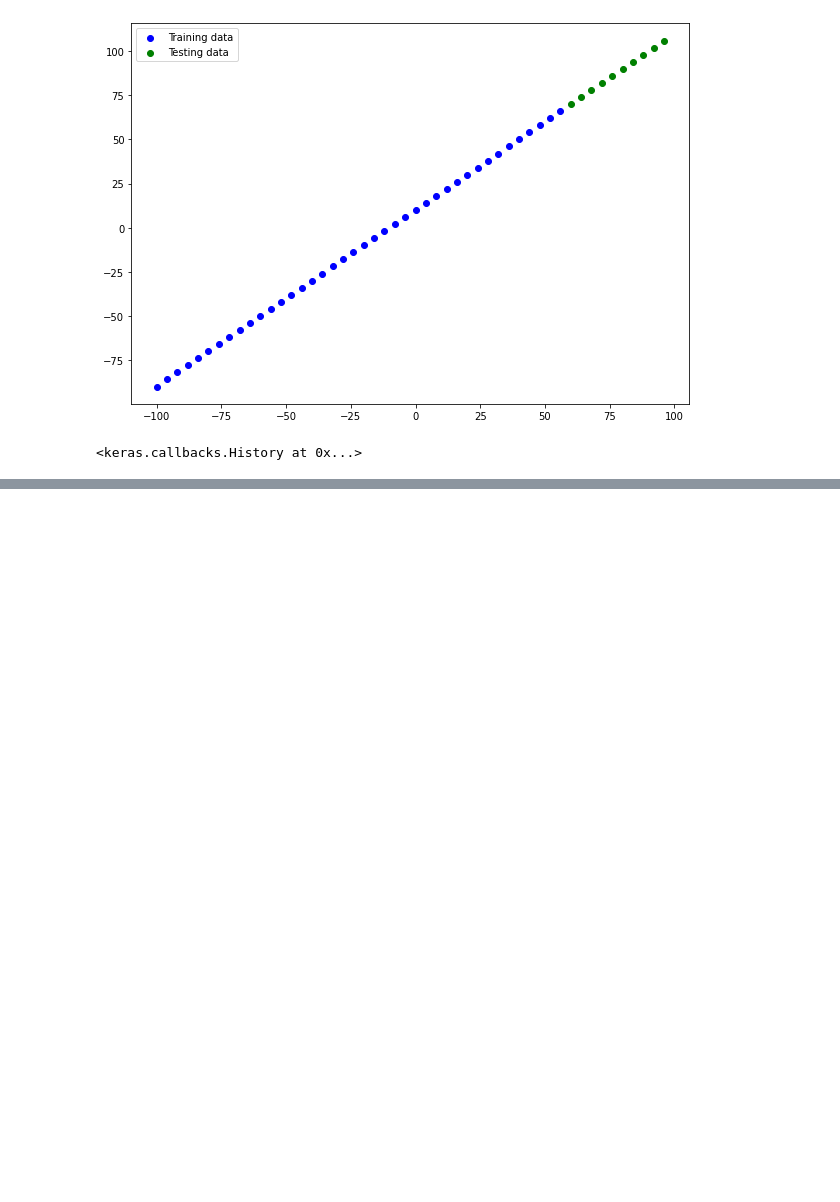
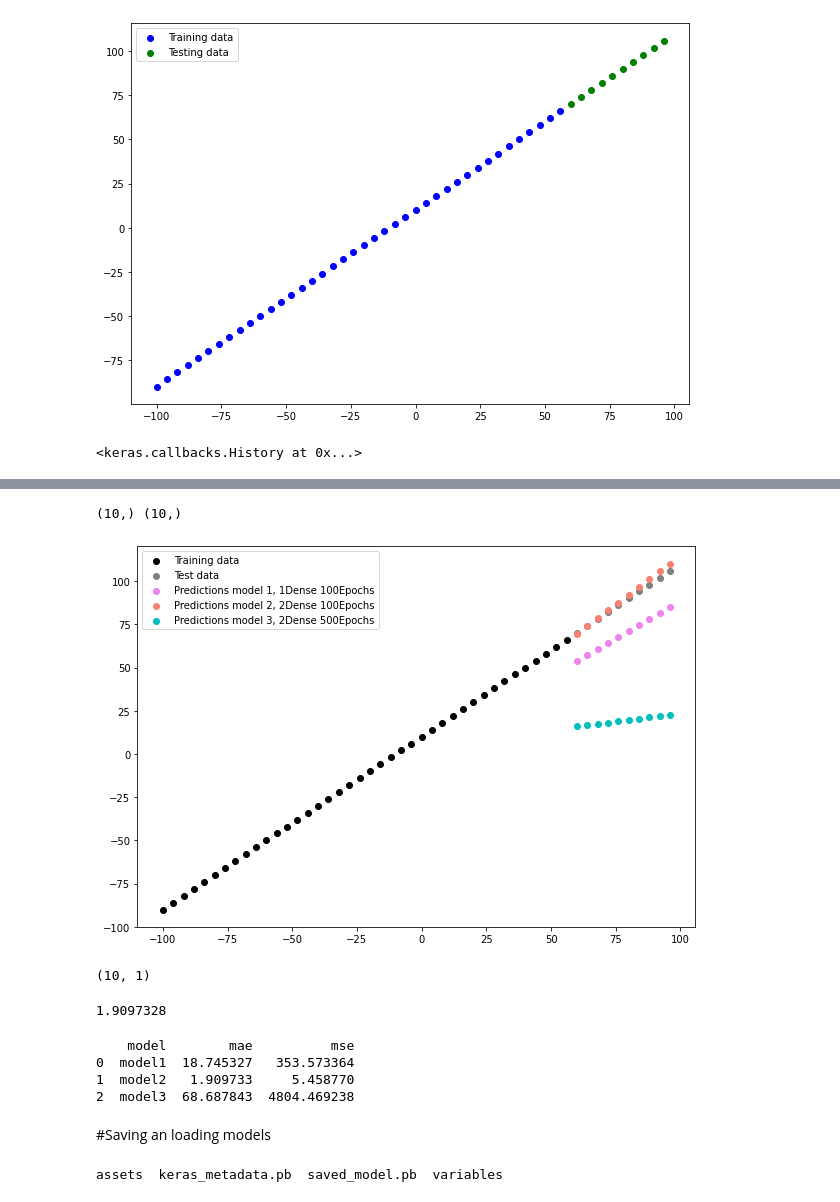
Before and after one commit to Rubnserrano/TF-Certification, a Jupyter notebook: 01_curso_tensorflow_certificate.ipynb, the cells around one changed output, grey strips where cells are left out. Saved outputs shown, nothing was run; the diff lists cells and outputs as text; code cells hidden in the pictures; blank space fills up the shorter version.

```diff
--- a/01_curso_tensorflow_certificate.ipynb
+++ b/01_curso_tensorflow_certificate.ipynb
@@ -190,0 +205,5 @@ plot_predictions()
+# %%
+y_preds = tf.squeeze(y_preds)
+mae = tf.metrics.mean_absolute_error(y_true = y_test,
+                                     y_pred = y_preds)
+print(mae)
@@ -190,0 +269,62 @@ plot_predictions()
+# %%
+print(y_preds2.shape, y_preds.shape)
+# %% [output]
+(10,) (10,)
+# %%
+
+def plot_predictions(train_data = X_train,
+                     train_labels = y_train,
+                     test_data = X_test,
+                     test_labels = y_test,
+                     predictions1 = y_preds,
+                     predictions2 = y_preds2,
+                     predictions3 = y_preds3):
+  plt.figure(figsize=(10,7))
+
+  plt.scatter(train_data, train_labels, c='k', label = 'Training data')
+  plt.scatter(test_data, test_labels, c='gray', label = 'Test data')
+  plt.scatter(test_data, predictions1, c='violet', label = 'Predictions model 1, 1Dense 100Epochs')
+  plt.scatter(test_data, predictions2, c='salmon', label = 'Predictions model 2, 2Dense 100Epochs')
+  plt.scatter(test_data, predictions3, c='c', label = 'Predictions model 3, 2Dense 500Epochs')
+  plt.legend()
+
+plot_predictions()
+# %% [output]
+[figure, added]
+# %%
+y_preds2.shape
+# %% [output]
+(10, 1)
+# %%
+maex = mae(y_test, y_preds2)
+maex.numpy()
+# %% [output]
+1.9097328
+# %%
+mae3 = mae(y_test, y_preds3).numpy()
+mae2 = mae(y_test, y_preds2).numpy()
+mae1 = mae(y_test, y_preds).numpy()
+
+mse3 = mse(y_test, y_preds3).numpy()
+mse2 = mse(y_test, y_preds2).numpy()
+mse1 = mse(y_test, y_preds).numpy()
+
+model_results = [["model1", mae1, mse1],
+                 ["model2", mae2, mse2],
+                 ['model3', mae3, mse3]]
+
+import pandas as pd
+results = pd.DataFrame(model_results, columns=["model", "mae", "mse"])
+print(results)
+# %% [output]
+    model        mae          mse
+0  model1  18.745327   353.573364
+1  model2   1.909733     5.458770
+2  model3  68.687843  4804.469238
+# %% [markdown]
+#Saving an loading models
+# %%
+model2.save('best_model_SavedModel_format')
+!ls best_model_SavedModel_format
+# %% [output]
+assets  keras_metadata.pb  saved_model.pb  variables
```
Also changed, not shown: parts of 27 cells of this notebook.
